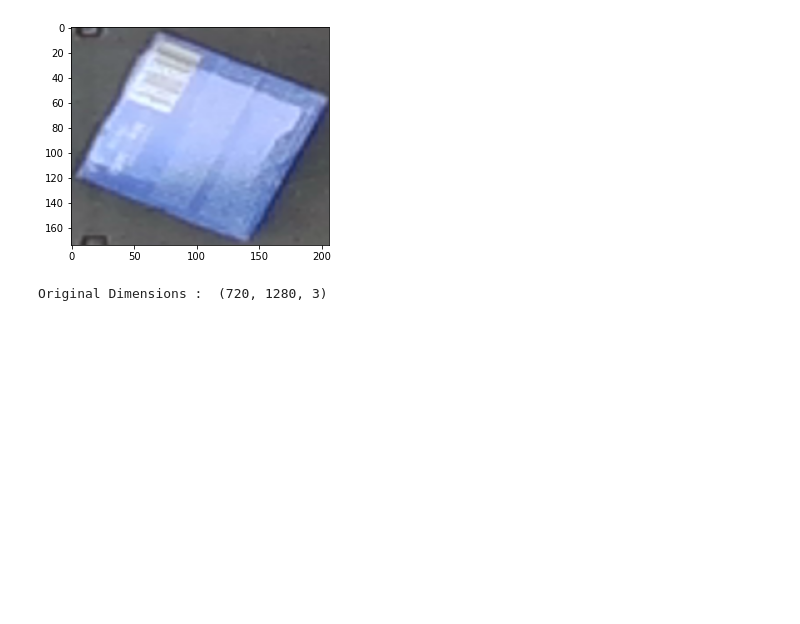
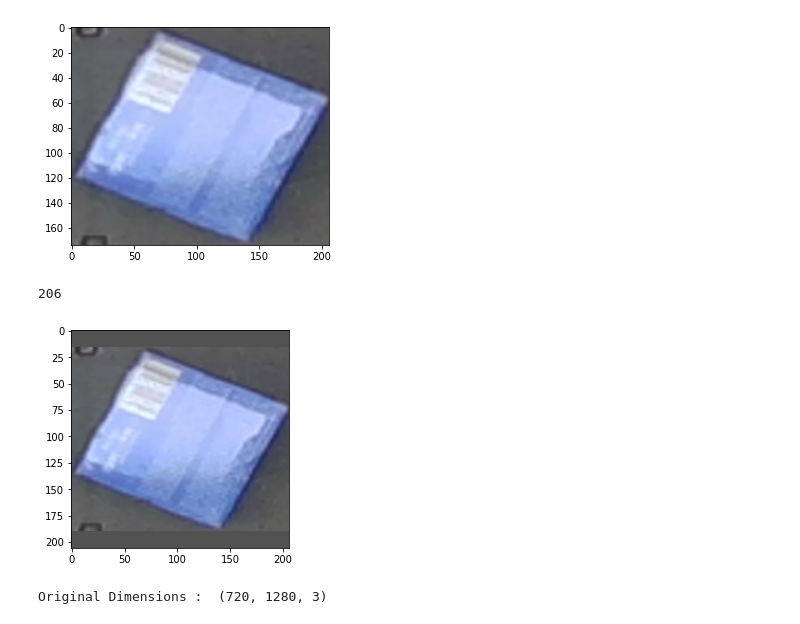
Before and after one commit to BartekKrzepkowski/hackaton-ml-22, a Jupyter notebook: extract_boxes.ipynb, the cells around one changed output. Saved outputs shown, nothing was run; the diff lists cells and outputs as text; code cells hidden in the pictures; blank space fills up the shorter version.

```diff
--- a/extract_boxes.ipynb
+++ b/extract_boxes.ipynb
@@ -13,6 +13,8 @@ valid_metadata_json = f'{data_dir}images_part1_valid.json'
 
 new_train_dir = f'{data_dir}train/'
 # %%
+with open(train_metadata_json) as f:
+    train_meta = json.load(f)
 with open(valid_metadata_json) as f:
     valid_meta = json.load(f)
 # %%
@@ -118,0 +137,4 @@ plt.show()
+# %%
+max_dim_size
+# %% [output]
+206
@@ -119,3 +153,8 @@ plt.show()
+# %%
+plt.imshow(img_square)
+plt.show()
+# %% [output]
+[figure, added]
 # %%
 print('Original Dimensions : ',img.shape)
 # %% [output]
```
Also changed, not shown: parts of 9 cells of this notebook, 3 other files.
